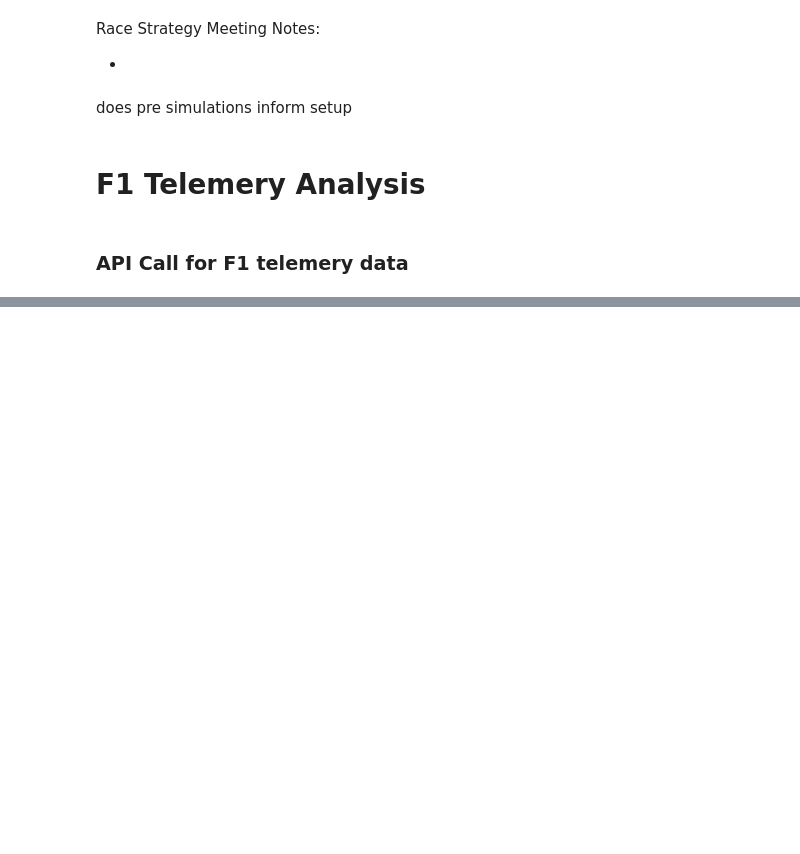
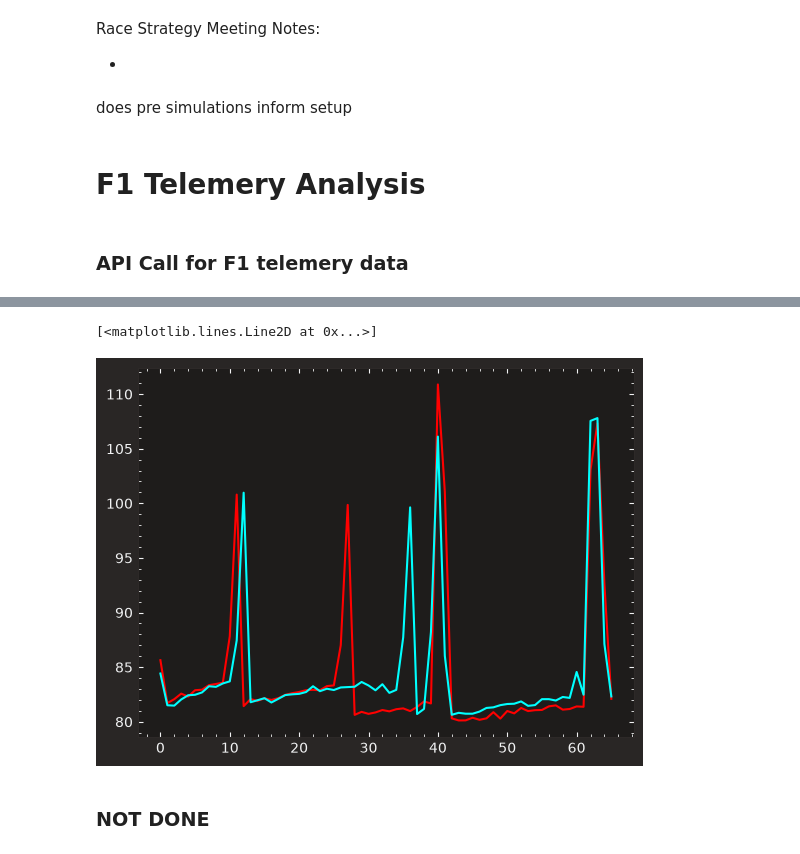
Before and after one commit to Samll321/Race-Strategy-Calculator, a Jupyter notebook: Strategy Test.ipynb, the cells around one changed output, grey strips where cells are left out. Drawn from its saved outputs; the diff is of its cells as text; code cells hidden in the pictures; blank space fills up the shorter version.

```diff
--- a/Strategy Test.ipynb
+++ b/Strategy Test.ipynb
@@ -290,0 +370,11 @@ does pre simulations inform setup
+# %%
+hamLaps = session.laps.pick_drivers('ham').reset_index()['LapTime'].dt.total_seconds()
+rusLaps = session.laps.pick_drivers('rus').reset_index()['LapTime'].dt.total_seconds()
+# %%
+plt.plot(hamLaps, color='red')
+plt.plot(rusLaps, color='cyan')
+# %% [output]
+[<matplotlib.lines.Line2D at 0x...>]
+[figure, added]
+# %% [markdown]
+### NOT DONE
```
Also changed, not shown: parts of 16 cells of this notebook.
